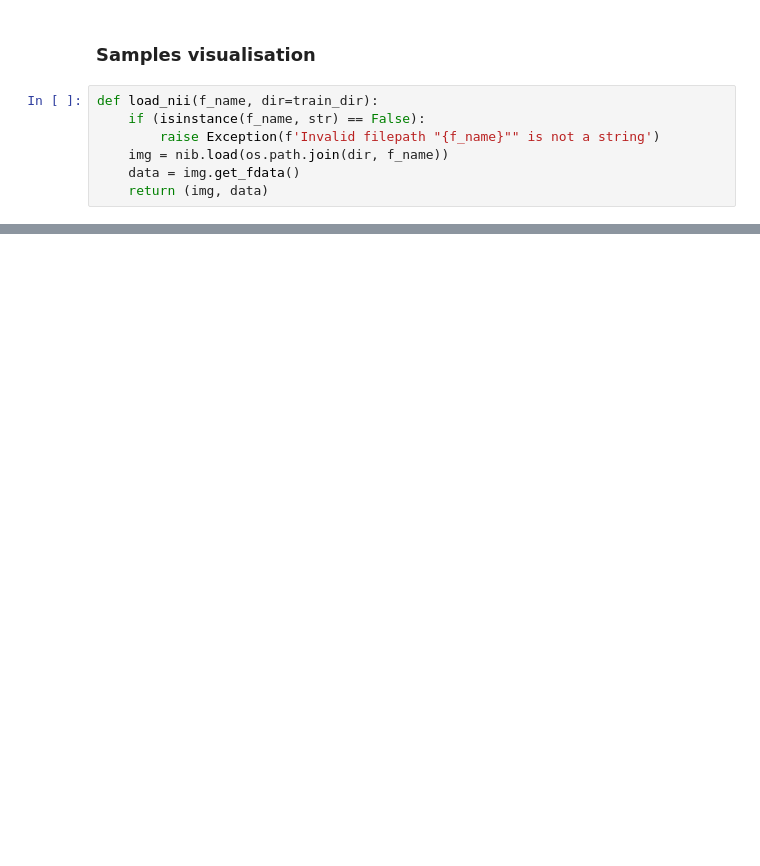
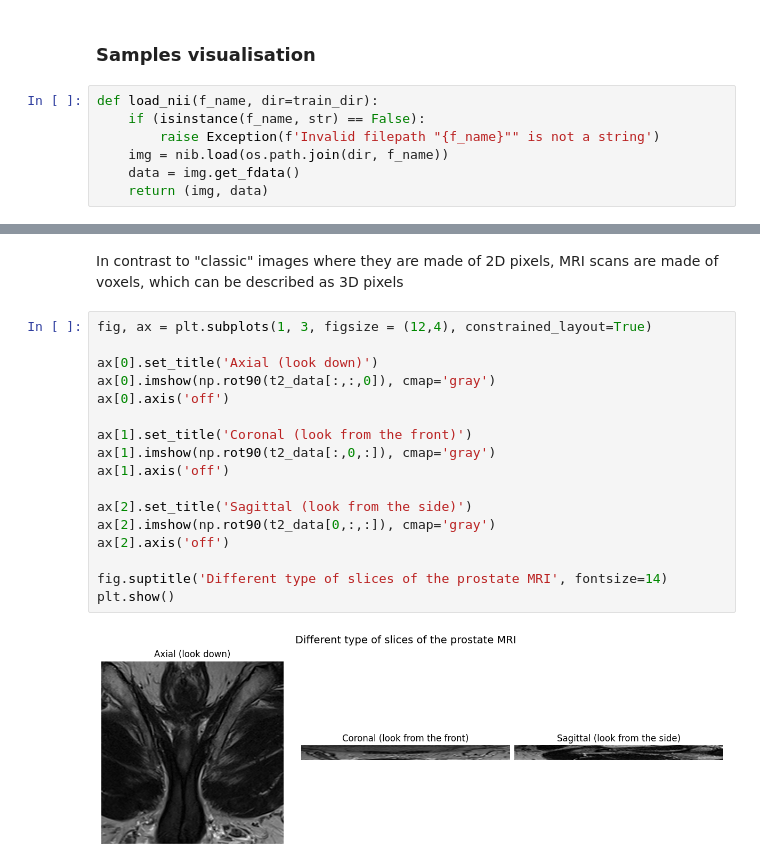
Before and after one commit to TinyRogue/Prostate-Cancer-MRI, a Jupyter notebook: main.ipynb, the cells around one changed output, grey strips where cells are left out. Drawn from its saved outputs; the diff is of its cells as text; blank space fills up the shorter version.

```diff
--- a/main.ipynb
+++ b/main.ipynb
@@ -122,3 +149,24 @@ plt.show()
+# %% [markdown]
+In contrast to "classic" images where they are made of 2D pixels, MRI scans are made of voxels, which can be described as 3D pixels
+# %%
+fig, ax = plt.subplots(1, 3, figsize = (12,4), constrained_layout=True)
+
+ax[0].set_title('Axial (look down)')
+ax[0].imshow(np.rot90(t2_data[:,:,0]), cmap='gray')
+ax[0].axis('off')
+
+ax[1].set_title('Coronal (look from the front)')
+ax[1].imshow(np.rot90(t2_data[:,0,:]), cmap='gray')
+ax[1].axis('off')
+
+ax[2].set_title('Sagittal (look from the side)')
+ax[2].imshow(np.rot90(t2_data[0,:,:]), cmap='gray')
+ax[2].axis('off')
+
+fig.suptitle('Different type of slices of the prostate MRI', fontsize=14)
+plt.show()
+# %% [output]
+[figure, added]
 # %%
 CASE = 7
 SET = train_df
```
Also changed, not shown: parts of 4 cells of this notebook.
